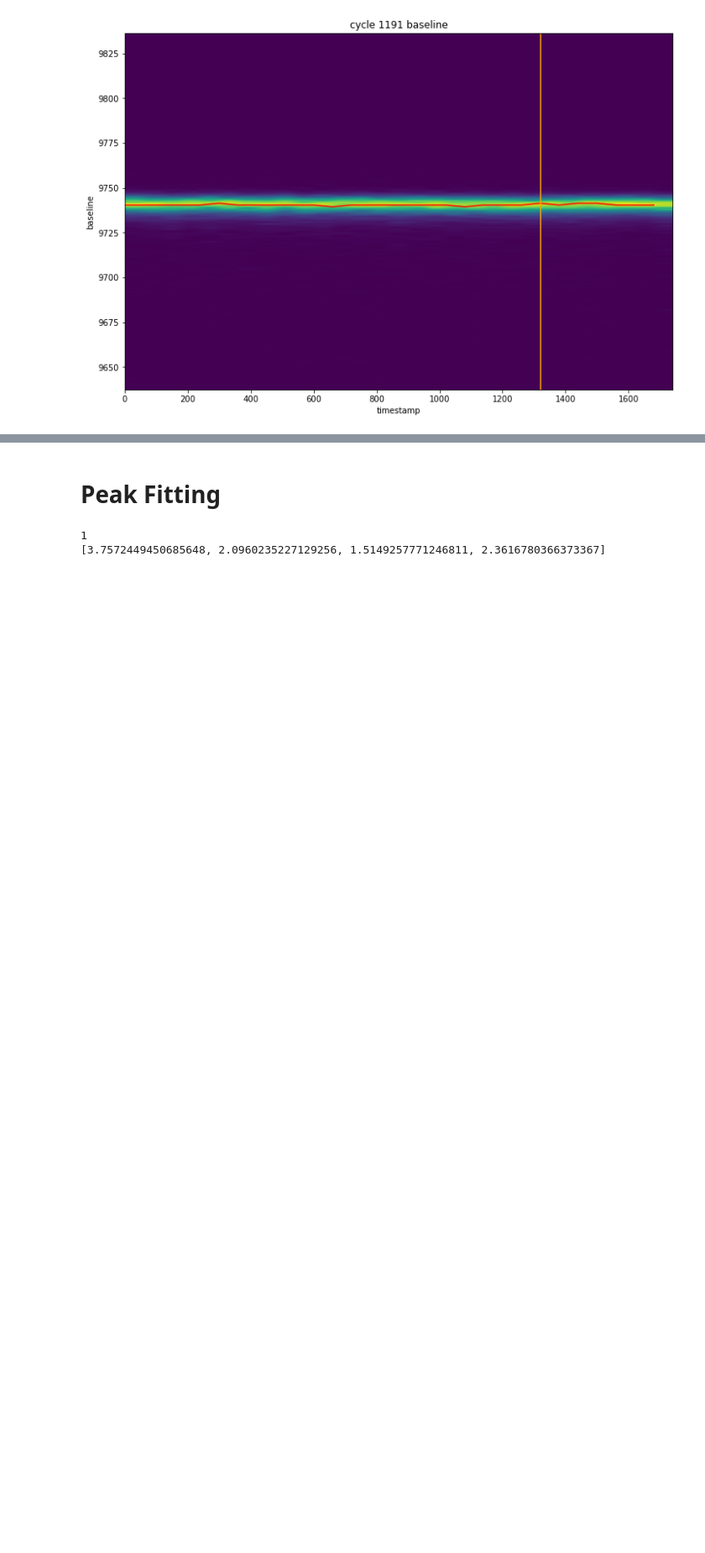
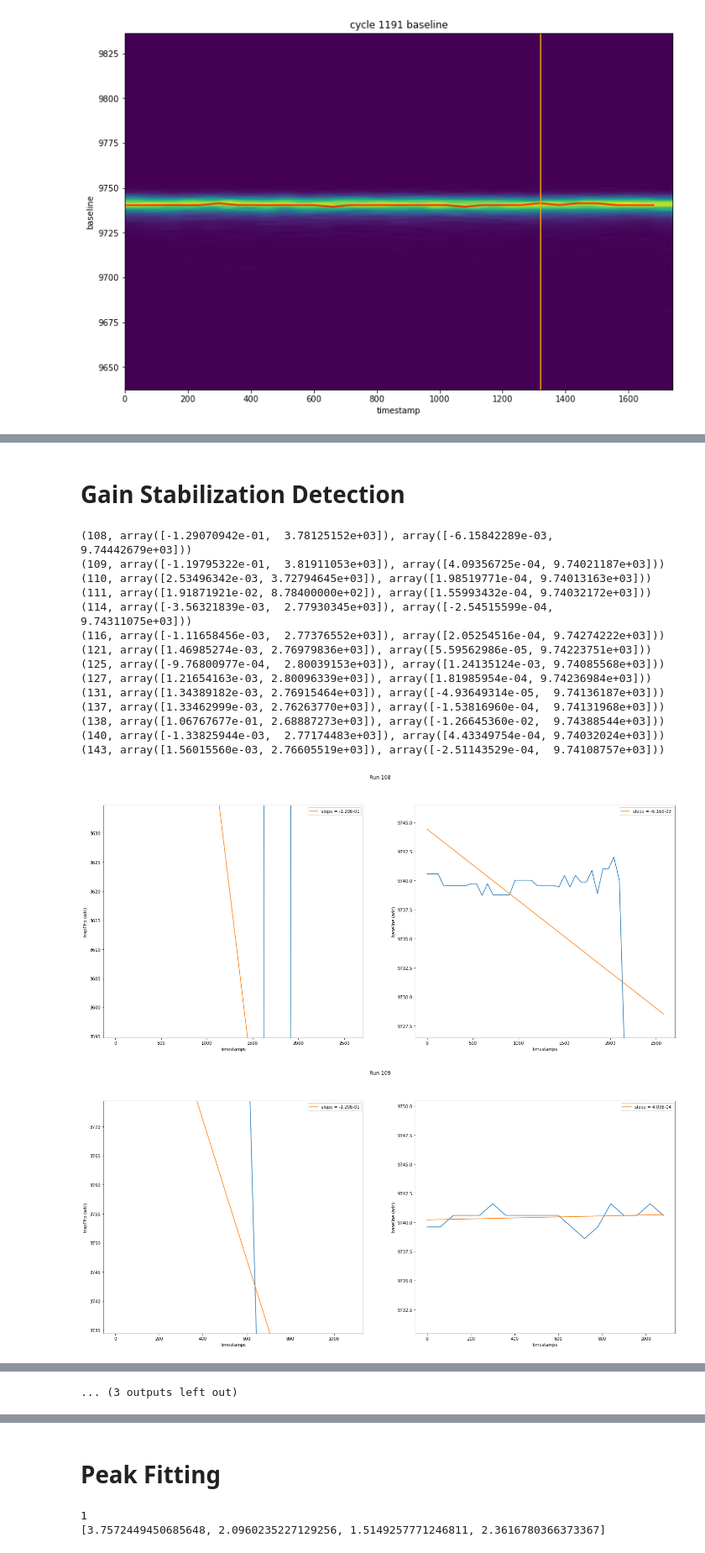
Before and after one commit to legend-exp/CAGE, a Jupyter notebook: analysis/gain_jumps.ipynb, the cells around one changed output, grey strips where cells are left out. Shown at 84% size. Saved outputs shown, nothing was run; the diff lists cells and outputs as text; code cells hidden in the pictures; blank space fills up the shorter version.

Commit message:
rudimentary gain drift detection

```diff
--- a/analysis/gain_jumps.ipynb
+++ b/analysis/gain_jumps.ipynb
@@ -67,21 +67,19 @@ def hist_jump_in_run(run, cycles, dsp_folder, plot=True):
         bl = np.mean(baseline)
         adu1460 = find_1460(ts_corrected, trapEftp)
         if plot:
-            plt.figure(figsize=(15,10))
-            blh = plt.hist2d(ts_corrected, baseline, bins=[np.arange(0, ts_corrected[-1], np.minimum(time_intervals, int(ts_corrected[-1]-1))),np.arange(bl - 100, bl+100)])[:-1]
+            fig, (ax1, ax2) = plt.subplots(1, 2, figsize=(24,10))
+            fig.suptitle(f'run{r} cycle{c}')
+
+            eh = ax1.hist2d(ts_corrected, trapEftp, bins=[np.arange(0, ts_corrected[-1],np.minimum(time_intervals, int(ts_corrected[-1]-1))),np.arange(adu1460-250, adu1460+250)])[:-1]
+            ye = [eh[2][np.argmax(eh[0][j][:])] for j in range(0, len(eh[1])-1)]
+            ax1.plot(eh[1][:-1], ye, color='red')
+            ax1.set(xlabel='time', ylabel='trapEftp (adc)')
+
+            blh = ax2.hist2d(ts_corrected, baseline, bins=[np.arange(0, ts_corrected[-1], np.minimum(time_intervals, int(ts_corrected[-1]-1))),np.arange(bl - 100, bl+100)])[:-1]
             yb = [blh[2][np.argmax(blh[0][j][:])] for j in range(0, len(blh[1])-1)]
-            plt.plot(blh[1][:-1], yb, color='red')
-            plt.xlabel('time')
-            plt.ylabel('baseline')
-            plt.title(f'run{r} cycle{c} baseline')
-            plt.show()
-            plt.figure(figsize=(15,10))
-            eh = plt.hist2d(ts_corrected, trapEftp, bins=[np.arange(0, ts_corrected[-1],np.minimum(time_intervals, int(ts_corrected[-1]-1))),np.arange(adu1460-250, adu1460+250)])[:-1]
-            ye = [eh[2][np.argmax(eh[0][j][:])] for j in range(0, len(eh[1])-1)]
-            plt.plot(eh[1][:-1], ye, color='red')
-            plt.xlabel('time')
-            plt.ylabel('trapEftp')
-            plt.title(f'run{r} cycle{c} trapEftp')
+            ax2.plot(blh[1][:-1], yb, color='red')
+            ax2.set(xlabel='time', ylabel='baseline (adc)')
+
             plt.show()
         else:
             blh = np.histogram2d(ts_corrected, baseline, bins=[np.arange(0, ts_corrected[-1], np.minimum(time_intervals, int(ts_corrected[-1]-1))), np.arange(bl - 100, bl+100)])
@@ -98,7 +96,8 @@ def hist_jump_in_run(run, cycles, dsp_folder, plot=True):
 #    blsig /= len(cycles)
     return ehists, blhists#, esig, blsig
 
-#returns (time, adu, cycle index)
+# Returns (time, adu, cycle index)
+# TODO: Use better thresholds than hardcoded ones
 def find_jump_in_run(cycles, ehist_infos, bhist_infos, thresholds):
     assert len(ehist_infos) == len(bhist_infos)
     ret = []
@@ -176,7 +175,3 @@ find_jumps(runs,dsp_dir)
 [figure]
 [figure]
 [figure]
-# %%
-run = 107
-cycles = np.arange(1164,1172)
-ehists, blhists = hist_jump_in_run(run, cycles, dsp_dir, True)
@@ -196,0 +178,2 @@ ehists, blhists = hist_jump_in_run(run, cycles, dsp_dir, True)
+# %% [markdown]
+# Gain Stabilization Detection
@@ -196,0 +254,23 @@ ehists, blhists = hist_jump_in_run(run, cycles, dsp_dir, True)
+# %%
+runs=np.arange(107,234)
+d = find_drifts(runs,dsp_dir)
+print(*d, sep = "\n")
+
+plot_drifts(d,dsp_dir)
+# %% [output]
+(108, array([-1.29070942e-01,  3.78125152e+03]), array([-6.15842289e-03,  9.74442679e+03]))
+(109, array([-1.19795322e-01,  3.81911053e+03]), array([4.09356725e-04, 9.74021187e+03]))
+(110, array([2.53496342e-03, 3.72794645e+03]), array([1.98519771e-04, 9.74013163e+03]))
+(111, array([1.91871921e-02, 8.78400000e+02]), array([1.55993432e-04, 9.74032172e+03]))
+(114, array([-3.56321839e-03,  2.77930345e+03]), array([-2.54515599e-04,  9.74311075e+03]))
+(116, array([-1.11658456e-03,  2.77376552e+03]), array([2.05254516e-04, 9.74274222e+03]))
+(121, array([1.46985274e-03, 2.76979836e+03]), array([5.59562986e-05, 9.74223751e+03]))
+(125, array([-9.76800977e-04,  2.80039153e+03]), array([1.24135124e-03, 9.74085568e+03]))
+(127, array([1.21654163e-03, 2.80096339e+03]), array([1.81985954e-04, 9.74236984e+03]))
+(131, array([1.34389182e-03, 2.76915464e+03]), array([-4.93649314e-05,  9.74136187e+03]))
+(137, array([1.33462999e-03, 2.76263770e+03]), array([-1.53816960e-04,  9.74131968e+03]))
+(138, array([1.06767677e-01, 2.68887273e+03]), array([-1.26645360e-02,  9.74388544e+03]))
+(140, array([-1.33825944e-03,  2.77174483e+03]), array([4.43349754e-04, 9.74032024e+03]))
+(143, array([1.56015560e-03, 2.76605519e+03]), array([-2.51143529e-04,  9.74108757e+03]))
+[figure, added]
+[figure, added]
@@ -196,0 +286 @@ ehists, blhists = hist_jump_in_run(run, cycles, dsp_dir, True)
+... (3 outputs left out)
```
Also changed, not shown: parts of 6 cells of this notebook.
